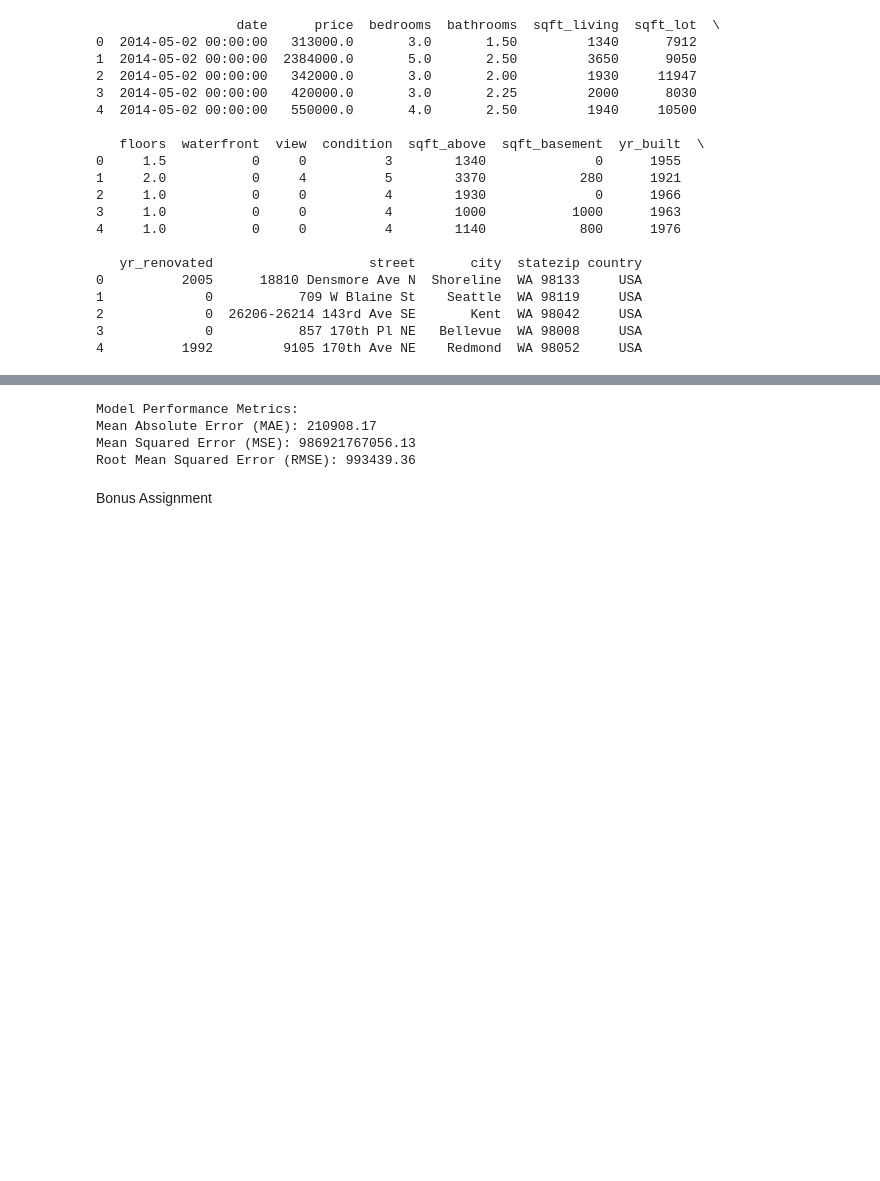
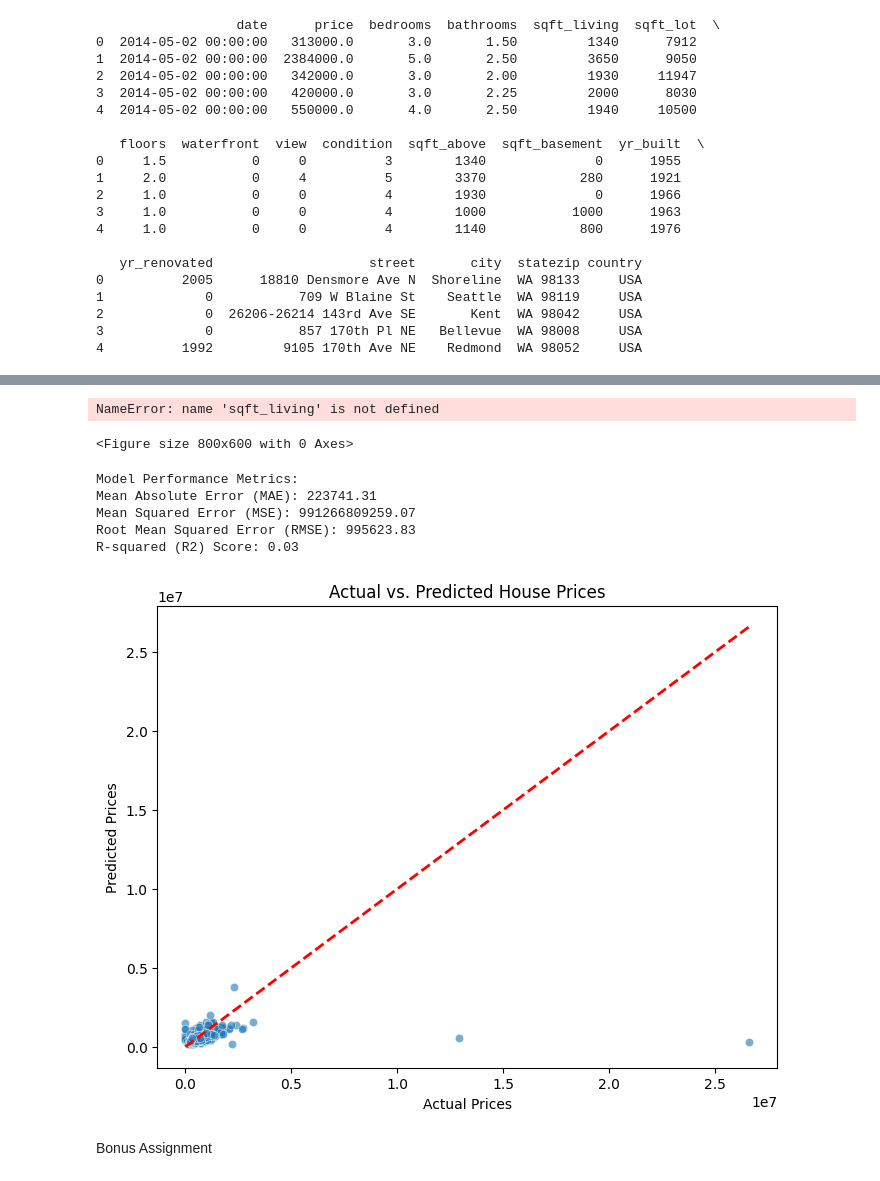
Before and after one commit to NIlesh-Thamke/Machine-Learning-Practicals, a Jupyter notebook: Practical_4.ipynb, the cells around one changed output, grey strips where cells are left out. Cells and saved outputs as stored; diff of their text form; code cells hidden in the pictures; blank space fills up the shorter version.

```diff
--- a/Practical_4.ipynb
+++ b/Practical_4.ipynb
@@ -74,6 +79,16 @@ dtype: int64
 # %%
 X = data[['sqft_living','floors','bedrooms']]  # Features (independent variables)
 y = data["price"]
+# %%
+plt.figure(figsize=(8, 6))
+sns.scatterplot(x=sqft_living, y=price, alpha=0.6)
+plt.xlabel("sqft_living")
+plt.ylabel("Price")
+plt.title("Actual vs. Predicted House Prices")
+plt.show()
+# %% [output]
+NameError: name 'sqft_living' is not defined
+<Figure size 800x600 with 0 Axes>
 # %%
 X_train, X_test, y_train, y_test = train_test_split(X, y, test_size=0.2, random_state=42)
 # %%
@@ -94,11 +109,24 @@ mse = mean_squared_error(y_test, y_pred)
 print(f"Mean Squared Error (MSE): {mse:.2f}")
 rmse = np.sqrt(mse)
 print(f"Root Mean Squared Error (RMSE): {rmse:.2f}")
+r2_score = r2_score(y_test, y_pred)
+print(f"R-squared (R2) Score: {r2_score:.2f}")
 # %% [output]
 Model Performance Metrics:
-Mean Absolute Error (MAE): 210908.17
-Mean Squared Error (MSE): 986921767056.13
-Root Mean Squared Error (RMSE): 993439.36
+Mean Absolute Error (MAE): 223741.31
+Mean Squared Error (MSE): 991266809259.07
+Root Mean Squared Error (RMSE): 995623.83
+R-squared (R2) Score: 0.03
+# %%
+plt.figure(figsize=(8, 6))
+sns.scatterplot(x=y_test, y=y_pred, alpha=0.6)
+plt.plot([y_test.min(), y_test.max()], [y_test.min(), y_test.max()], 'r--', lw=2)  # Diagonal line
+plt.xlabel("Actual Prices")
+plt.ylabel("Predicted Prices")
+plt.title("Actual vs. Predicted House Prices")
+plt.show()
+# %% [output]
+[figure, added]
 # %% [markdown]
 Bonus Assignment
 # %%
```
Also changed, not shown: parts of 5 cells of this notebook.
